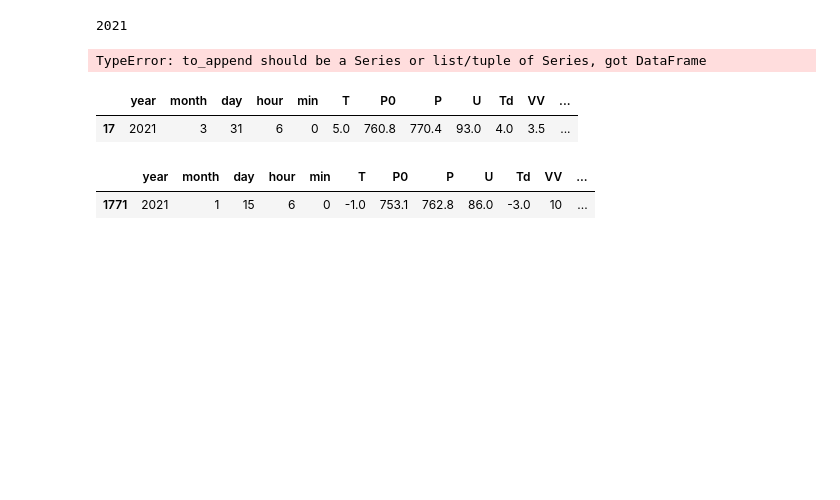
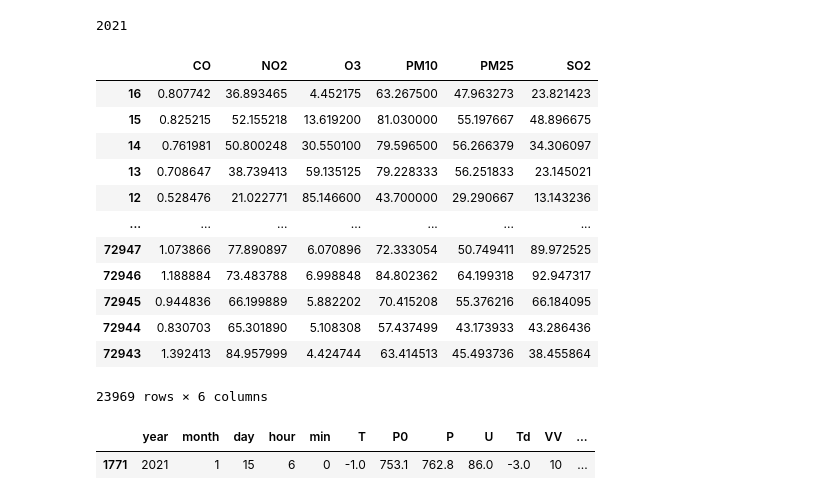
Before and after one commit to basicskill/matf-hackathon, a Jupyter notebook: model/Better Data Exploration.ipynb, the cells around one changed output. Drawn from its saved outputs; the diff is of its cells as text; code cells hidden in the pictures; blank space fills up the shorter version.

Commit message:
main model parsing and data

```diff
--- a/model/Better Data Exploration.ipynb
+++ b/model/Better Data Exploration.ipynb
@@ -224,21 +224,21 @@ training_data = pd.DataFrame()
 target_data = pd.DataFrame()
 pollusions = ["CO", "NO2", "O3", "PM10", "PM25", "SO2"]
 
-for idx, row in final_data.iloc[:50].iterrows():
+for idx, row in final_data.iterrows():
     if row["hour"] != 6:
         continue
     date_today = datetime.datetime(row["year"], row["month"], row["day"], row["hour"], row["min"])
 
 
     for offset in range(1, 17):
-        date = date_today + datetime.timedelta(days=-offset)
+        date = date_today + datetime.timedelta(hours=-offset)
 
         yesterday = final_data.loc[
             (final_data["year"] == date.year) & (final_data["month"] == date.month) &
             (final_data["day"] == date.day) & (final_data["hour"] == date.hour)
         ]
 
-        date = date_today + datetime.timedelta(days=offset)
+        date = date_today + datetime.timedelta(hours=offset)
 
         today = final_data.loc[
             (final_data["year"] == date.year) & (final_data["month"] == date.month) &
@@ -246,25 +246,38 @@ for idx, row in final_data.iloc[:50].iterrows():
         ]
 
         if not yesterday.empty and not today.empty:
-            sample = row.iloc[3:].copy()
-            sample.append(yesterday.iloc[-7:])
-            sample["month"] = date.month
-            sample["hour"] = date.hour
+            try:
+                sample = pd.DataFrame()
+                sample = row.iloc[3:].squeeze()
+                sample.append(yesterday.iloc[-6:].squeeze())
+                sample["month"] = date.month
+                sample["hour"] = date.hour
+    #             sample = sample.transpose()
 
-            try:
-                training_data = pd.concat([training_data, sample])
+                training_data = pd.concat([training_data, sample], axis=1)
                 target_data = pd.concat([target_data, today[pollusions]])
             except:
                 continue
+
+training_data = training_data.T
 training_data.to_csv("FCData.csv")
 target_data.to_csv("FCTargets.csv")
-# %% [output]
-TypeError: to_append should be a Series or list/tuple of Series, got DataFrame
 # %%
-target_data
+target_data.dropna()
 # %% [output]
-|  | year | month | day | hour | min | T | P0 | P | U | Td | VV | ... |
-| 17 | 2021 | 3 | 31 | 6 | 0 | 5.0 | 760.8 | 770.4 | 93.0 | 4.0 | 3.5 | ... |
+|  | CO | NO2 | O3 | PM10 | PM25 | SO2 |
+| 16 | 0.807742 | 36.893465 | 4.452175 | 63.267500 | 47.963273 | 23.821423 |
+| 15 | 0.825215 | 52.155218 | 13.619200 | 81.030000 | 55.197667 | 48.896675 |
+| 14 | 0.761981 | 50.800248 | 30.550100 | 79.596500 | 56.266379 | 34.306097 |
+| 13 | 0.708647 | 38.739413 | 59.135125 | 79.228333 | 56.251833 | 23.145021 |
+| 12 | 0.528476 | 21.022771 | 85.146600 | 43.700000 | 29.290667 | 13.143236 |
+| ... | ... | ... | ... | ... | ... | ... |
+| 72947 | 1.073866 | 77.890897 | 6.070896 | 72.333054 | 50.749411 | 89.972525 |
+| 72946 | 1.188884 | 73.483788 | 6.998848 | 84.802362 | 64.199318 | 92.947317 |
+| 72945 | 0.944836 | 66.199889 | 5.882202 | 70.415208 | 55.376216 | 66.184095 |
+| 72944 | 0.830703 | 65.301890 | 5.108308 | 57.437499 | 43.173933 | 43.286436 |
+| 72943 | 1.392413 | 84.957999 | 4.424744 | 63.414513 | 45.493736 | 38.455864 |
+23969 rows × 6 columns
 # %%
 final_data.iloc[50]
 date
```
Also changed, not shown: 2 other files.
